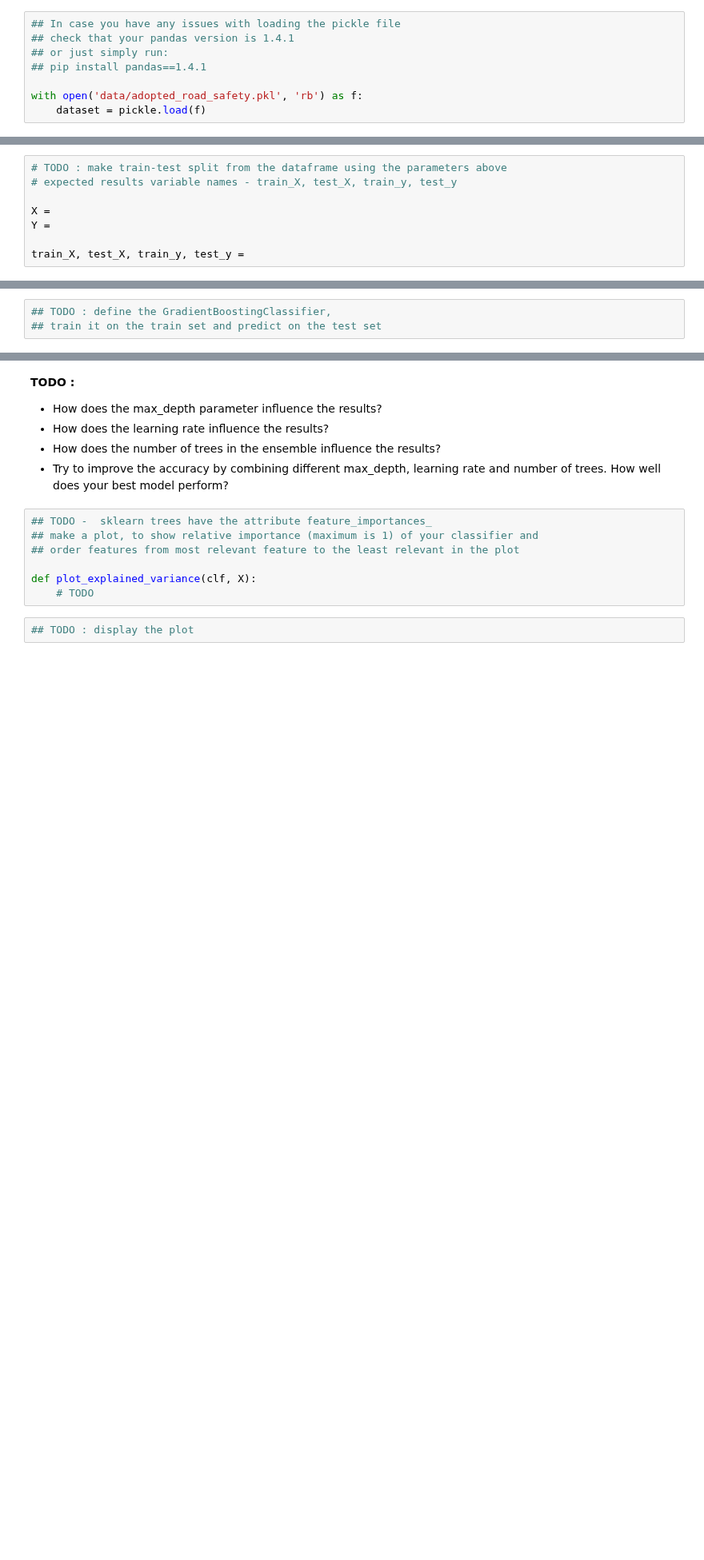
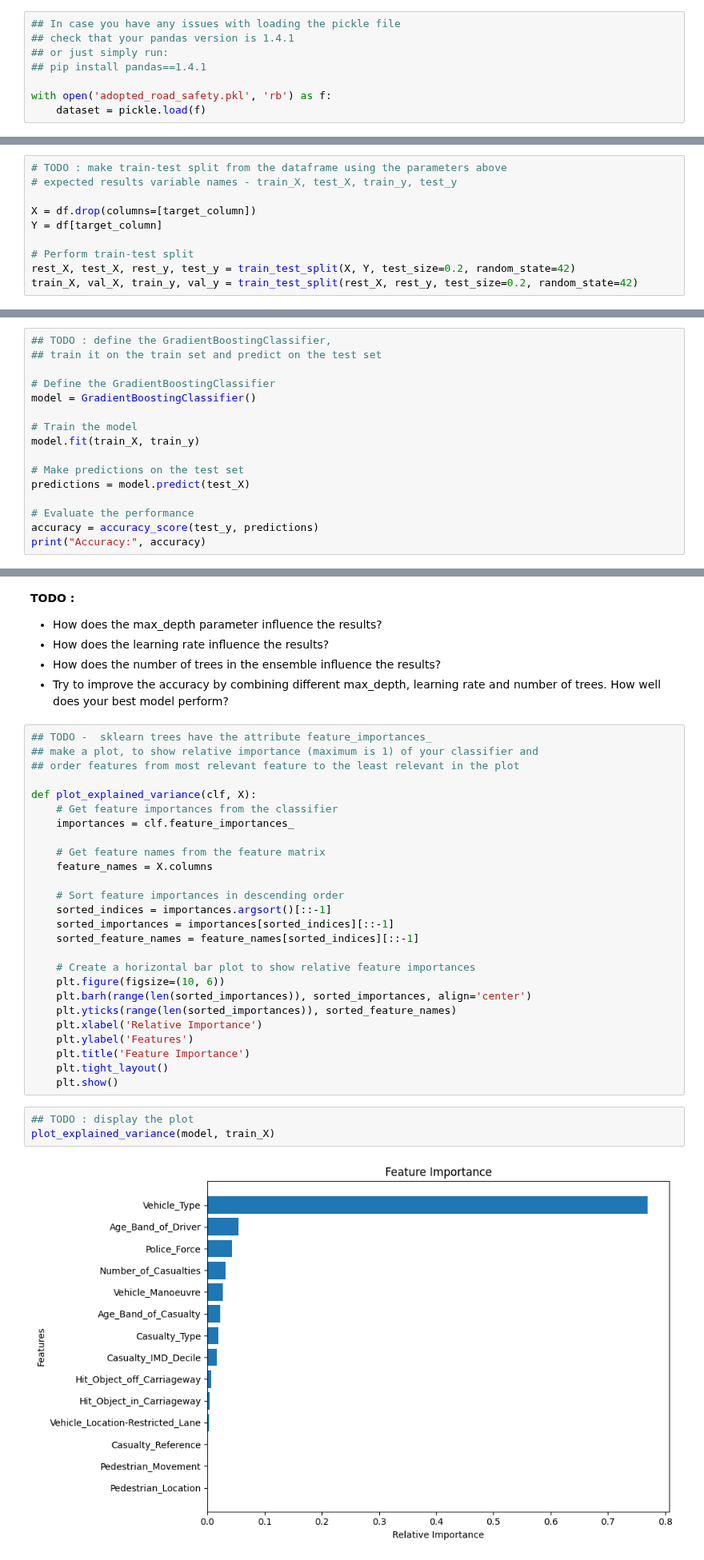
Before and after one commit to Paul-Jarschke/Machine-Learning-Practicals, a Jupyter notebook: Practical_04/4_NAME1_NAME2_NAME3.ipynb, the cells around one changed output, grey strips where cells are left out. Shown at 80% size. Cells and saved outputs as stored; diff of their text form; blank space fills up the shorter version.

```diff
--- a/Practical_04/4_NAME1_NAME2_NAME3.ipynb
+++ b/Practical_04/4_NAME1_NAME2_NAME3.ipynb
@@ -73,7 +75,7 @@ Data reported to the police about the circumstances of personal injury road acci
 ## or just simply run:
 ## pip install pandas==1.4.1
 
-with open('data/adopted_road_safety.pkl', 'rb') as f:
+with open('adopted_road_safety.pkl', 'rb') as f:
     dataset = pickle.load(f)
 # %%
 dataset
@@ -122,10 +196,12 @@ assert not df.isna().any().any(), 'There are still nans in the dataframe'
 # TODO : make train-test split from the dataframe using the parameters above
 # expected results variable names - train_X, test_X, train_y, test_y
 
-X =
-Y =
+X = df.drop(columns=[target_column])
+Y = df[target_column]
 
-train_X, test_X, train_y, test_y =
+# Perform train-test split
+rest_X, test_X, rest_y, test_y = train_test_split(X, Y, test_size=0.2, random_state=42)
+train_X, val_X, train_y, val_y = train_test_split(rest_X, rest_y, test_size=0.2, random_state=42)
 # %% [markdown]
 **TODO :**
 
@@ -137,3 +213,16 @@ train_X, test_X, train_y, test_y =
 # %%
 ## TODO : define the GradientBoostingClassifier,
 ## train it on the train set and predict on the test set
+
+# Define the GradientBoostingClassifier
+model = GradientBoostingClassifier()
+
+# Train the model
+model.fit(train_X, train_y)
+
+# Make predictions on the test set
+predictions = model.predict(test_X)
+
+# Evaluate the performance
+accuracy = accuracy_score(test_y, predictions)
+print("Accuracy:", accuracy)
@@ -181,9 +416,31 @@ max_depth_exploration(train_X, train_y, test_X, test_y)
 ## order features from most relevant feature to the least relevant in the plot
 
 def plot_explained_variance(clf, X):
-    # TODO
+    # Get feature importances from the classifier
+    importances = clf.feature_importances_
+
+    # Get feature names from the feature matrix
+    feature_names = X.columns
+
+    # Sort feature importances in descending order
+    sorted_indices = importances.argsort()[::-1]
+    sorted_importances = importances[sorted_indices][::-1]
+    sorted_feature_names = feature_names[sorted_indices][::-1]
+
+    # Create a horizontal bar plot to show relative feature importances
+    plt.figure(figsize=(10, 6))
+    plt.barh(range(len(sorted_importances)), sorted_importances, align='center')
+    plt.yticks(range(len(sorted_importances)), sorted_feature_names)
+    plt.xlabel('Relative Importance')
+    plt.ylabel('Features')
+    plt.title('Feature Importance')
+    plt.tight_layout()
+    plt.show()
 # %%
 ## TODO : display the plot
+plot_explained_variance(model, train_X)
+# %% [output]
+[figure, added]
 # %% [markdown]
 **TODO :** Interpret the plot.
 
```
Also changed, not shown: parts of 19 cells of this notebook, 1 other file.
